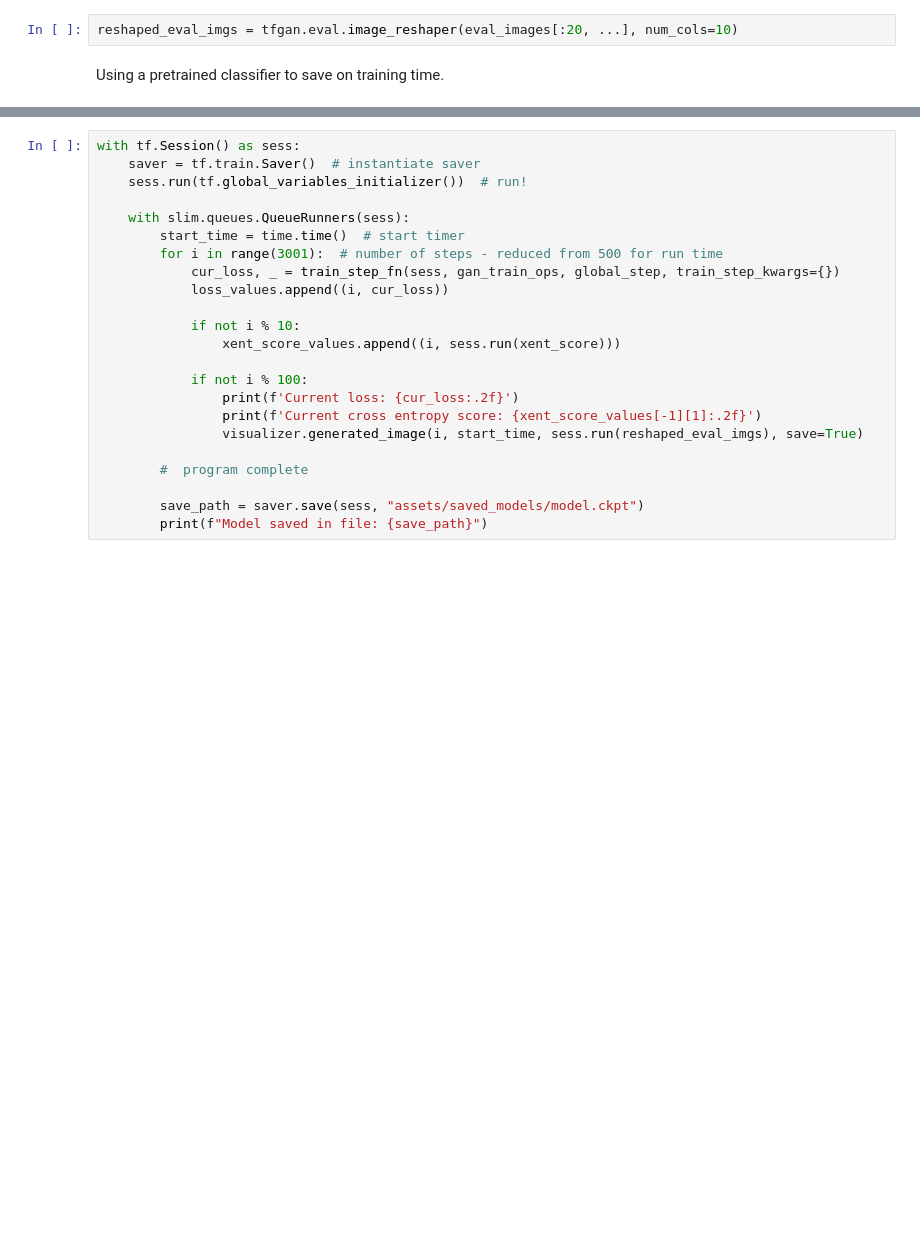
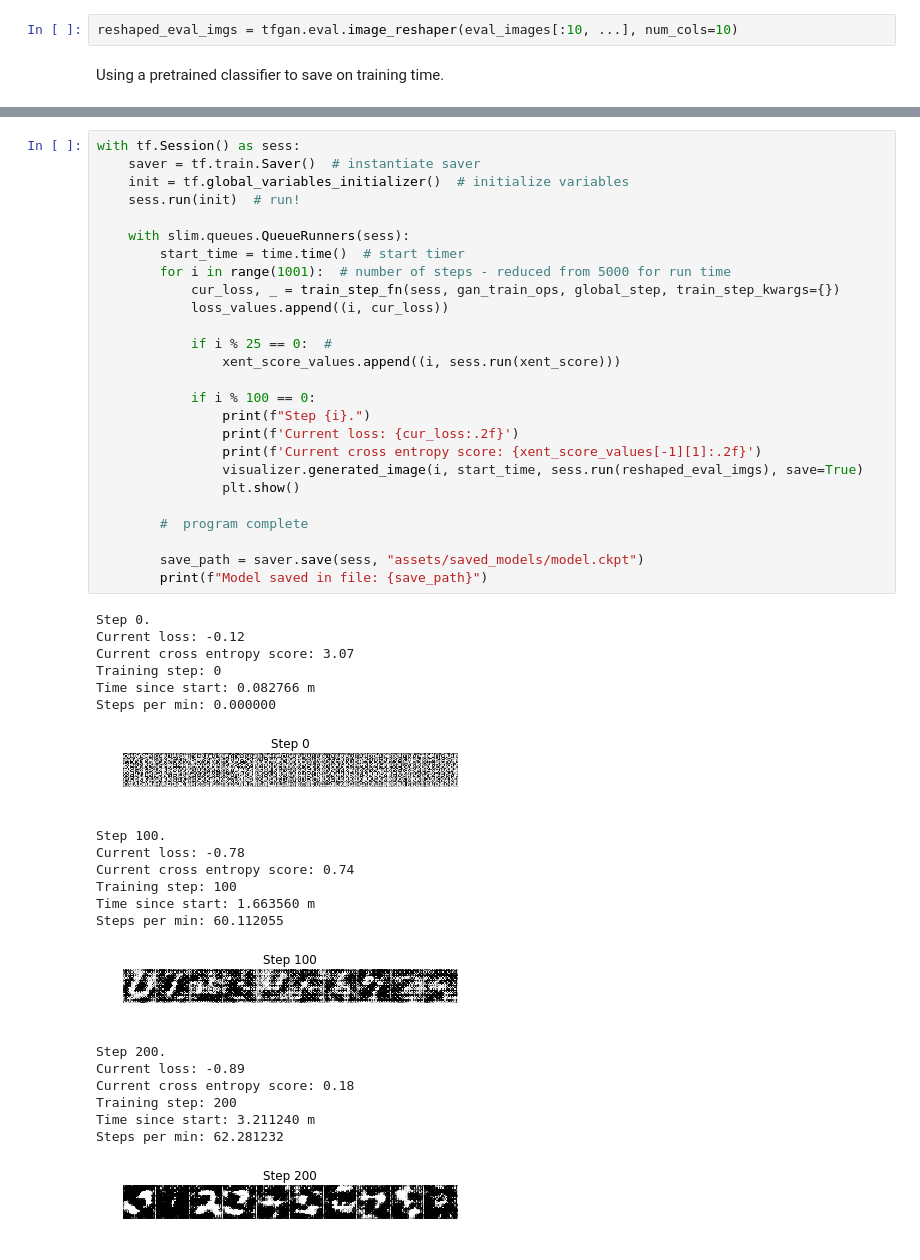
Before and after one commit to messiest/doodle-bot-learn, a Jupyter notebook: notebooks/doodle-bot-learn.ipynb, the cells around one changed output, grey strips where cells are left out. Drawn from its saved outputs; the diff is of its cells as text; blank space fills up the shorter version.

```diff
--- a/notebooks/doodle-bot-learn.ipynb
+++ b/notebooks/doodle-bot-learn.ipynb
@@ -94,7 +122,7 @@ one_hot_labels = tf.one_hot([i for _ in range(images_to_eval // 10) for i in ran
 with tf.variable_scope(conditional_gan_model.generator_scope, reuse=True):
     eval_images = conditional_gan_model.generator_fn((random_noise, one_hot_labels))
 # %%
-reshaped_eval_imgs = tfgan.eval.image_reshaper(eval_images[:20, ...], num_cols=10)
+reshaped_eval_imgs = tfgan.eval.image_reshaper(eval_images[:10, ...], num_cols=10)
 # %% [markdown]
 Using a pretrained classifier to save on training time.
 # %%
@@ -107,23 +138,48 @@ loss_values, xent_score_values = [], []
 # %%
 with tf.Session() as sess:
     saver = tf.train.Saver()  # instantiate saver
-    sess.run(tf.global_variables_initializer())  # run!
+    init = tf.global_variables_initializer()  # initialize variables
+    sess.run(init)  # run!
 
     with slim.queues.QueueRunners(sess):
         start_time = time.time()  # start timer
-        for i in range(3001):  # number of steps - reduced from 500 for run time
+        for i in range(1001):  # number of steps - reduced from 5000 for run time
             cur_loss, _ = train_step_fn(sess, gan_train_ops, global_step, train_step_kwargs={})
             loss_values.append((i, cur_loss))
 
-            if not i % 10:
+            if i % 25 == 0:  #
                 xent_score_values.append((i, sess.run(xent_score)))
 
-            if not i % 100:
+            if i % 100 == 0:
+                print(f"Step {i}.")
                 print(f'Current loss: {cur_loss:.2f}')
                 print(f'Current cross entropy score: {xent_score_values[-1][1]:.2f}')
                 visualizer.generated_image(i, start_time, sess.run(reshaped_eval_imgs), save=True)
+                plt.show()
 
         #  program complete
 
         save_path = saver.save(sess, "assets/saved_models/model.ckpt")
         print(f"Model saved in file: {save_path}")
+# %% [output]
+Step 0.
+Current loss: -0.12
+Current cross entropy score: 3.07
+Training step: 0
+Time since start: 0.082766 m
+Steps per min: 0.000000
+[figure, added]
+Step 100.
+Current loss: -0.78
+Current cross entropy score: 0.74
+Training step: 100
+Time since start: 1.663560 m
+Steps per min: 60.112055
+[figure, added]
+Step 200.
+Current loss: -0.89
+Current cross entropy score: 0.18
+Training step: 200
+Time since start: 3.211240 m
+Steps per min: 62.281232
+[figure, added]
```
Also changed, not shown: parts of 21 cells of this notebook, 5 other files.
